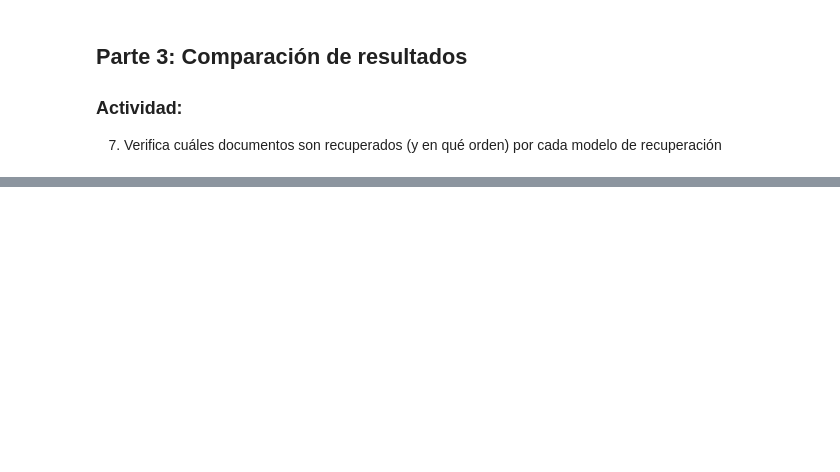
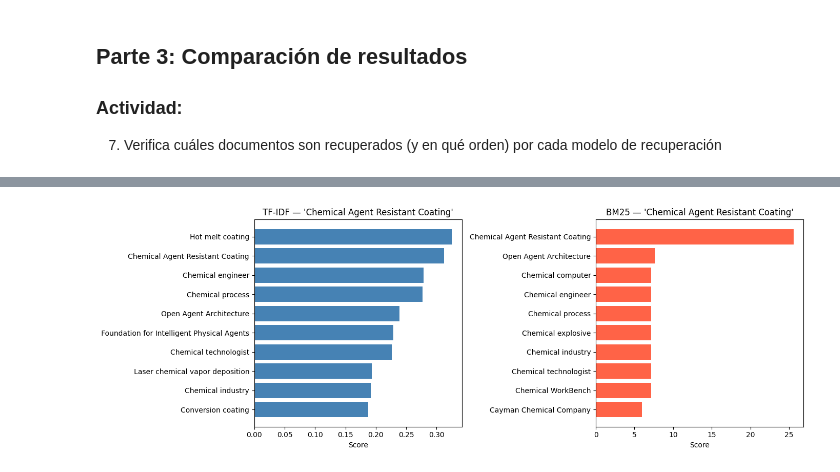
Before and after one commit to Miguel-EMC/recuperacion_de_informacion, a Jupyter notebook: 05ev/05ev.ipynb, the cells around one changed output, grey strips where cells are left out. Cells and saved outputs as stored; diff of their text form; code cells hidden in the pictures; blank space fills up the shorter version.

```diff
--- a/05ev/05ev.ipynb
+++ b/05ev/05ev.ipynb
@@ -58,19 +58,19 @@ tfidf_matrix = tfidf_transformer.fit_transform(tf_matrix)
 vocab = count_vec.get_feature_names_out()
 print(f"Matriz TF-IDF: {tfidf_matrix.shape}  (docs × términos)")
 
-# 2. Representación vectorial — muestra de 100 docs × top 100 términos
+# 2. Representación vectorial — muestra de 100 docs × top 10 términos
 df_values = np.asarray((tf_matrix > 0).sum(axis=0)).flatten()
-top100_idx = df_values.argsort()[::-1][:100]
+top10_idx = df_values.argsort()[::-1][:10]
 
-print(f"\nTop 100 términos más frecuentes (DF):")
-for i in top100_idx:
+print(f"\nTop 10 términos más frecuentes (DF):")
+for i in top10_idx:
     print(f"  {vocab[i]}: {df_values[i]} docs")
 
 sample = pd.DataFrame(
-    tfidf_matrix[:100, top100_idx].toarray(),
-    columns=vocab[top100_idx]
+    tfidf_matrix[:100, top10_idx].toarray(),
+    columns=vocab[top10_idx]
 )
-print(f"\nMuestra TF-IDF (100 docs × top 100 términos):")
+print(f"\nMuestra TF-IDF (100 docs × top 10 términos):")
 print(sample)
 # %% [output]
 Matriz TF-IDF: (10859, 32930)  (docs × términos)
@@ -189,46 +194,37 @@ for q in queries:
 # %%
 import matplotlib.pyplot as plt
 
-# Comparar los resultados de ambos modelos para una query
+# Elegir una query para comparar
 query = queries[0]
 
+# Obtener top 10 de cada modelo
 resultado_tfidf = buscar_tfidf(query, top_n=10)
 resultado_bm25  = bm25_ranking(query, top_n=10)
 
-# Unión de los top documentos de ambos modelos
-todos = list(dict.fromkeys(resultado_tfidf['Documento'].tolist() + resultado_bm25['Documento'].tolist()))
+print(f"Query: '{query}'")
+print("\nTF-IDF:")
+print(resultado_tfidf.to_string(index=False))
+print("\nBM25:")
+print(resultado_bm25.to_string(index=False))
 
-# Recalcular scores TF-IDF para la unión
-query_tf_vec    = count_vec.transform([query])
-query_tfidf_vec = tfidf_transformer.transform(query_tf_vec)
-scores_tfidf    = cosine_similarity(query_tfidf_vec, tfidf_matrix).flatten()
-tfidf_scores    = [scores_tfidf[doc_names.index(d)] for d in todos]
+# Documentos en común
+comunes = set(resultado_tfidf['Documento']) & set(resultado_bm25['Documento'])
+print(f"\nDocumentos en común: {len(comunes)}/10 -> {comunes}")
 
-# Recalcular scores BM25 para la unión
-query_terms  = query_tf_vec.nonzero()[1]
-scores_bm25  = np.zeros(N)
-for term_idx in query_terms:
-    tf          = np.asarray(tf_matrix[:, term_idx].todense()).flatten()
-    numerador   = tf * (k1 + 1)
-    denominador = tf + k1 * (1 - b + b * doc_len / avgdl)
-    scores_bm25 += idf_bm25[term_idx] * (numerador / denominador)
-bm25_scores = [scores_bm25[doc_names.index(d)] for d in todos]
+# Gráfico comparativo
+docs_tfidf = resultado_tfidf['Documento'].tolist()
+docs_bm25  = resultado_bm25['Documento'].tolist()
 
-# Normalizar BM25 a [0,1] para comparar en la misma escala
-bm25_scores_norm = np.array(bm25_scores) / max(bm25_scores)
+fig, axes = plt.subplots(1, 2, figsize=(14, 5))
 
-# Gráfico de barras comparativo
-x      = range(len(todos))
-labels = [d[:30] for d in todos]
+axes[0].barh(docs_tfidf[::-1], resultado_tfidf['Score'][::-1], color='steelblue')
+axes[0].set_title(f"TF-IDF — '{query}'")
+axes[0].set_xlabel('Score')
 
-fig, ax = plt.subplots(figsize=(14, 6))
-ax.bar([i - 0.2 for i in x], tfidf_scores,     width=0.4, label='TF-IDF',      color='steelblue')
-ax.bar([i + 0.2 for i in x], bm25_scores_norm, width=0.4, label='BM25 (norm)', color='tomato')
+axes[1].barh(docs_bm25[::-1], resultado_bm25['Score BM25'][::-1], color='tomato')
+axes[1].set_title(f"BM25 — '{query}'")
+axes[1].set_xlabel('Score')
 
-ax.set_xticks(list(x))
-ax.set_xticklabels(labels, rotation=45, ha='right', fontsize=8)
-ax.set_ylabel('Score (normalizado)')
-ax.set_title(f"Comparación TF-IDF vs BM25 — Consulta: '{query}'")
-ax.legend()
 plt.tight_layout()
 plt.show()
+# %% [output]
@@ -234,0 +248 @@ plt.show()
+[figure, added]
```
Also changed, not shown: parts of 3 cells of this notebook, 4 other files.
